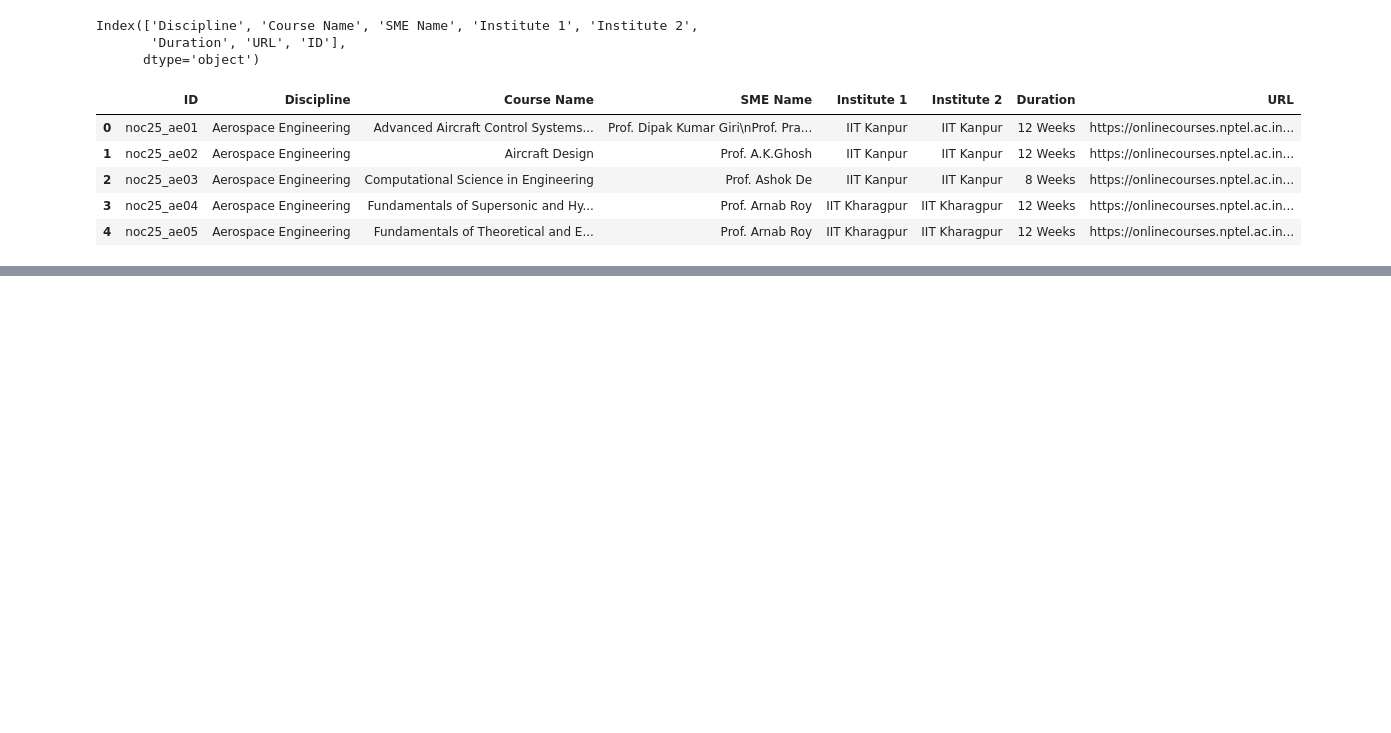
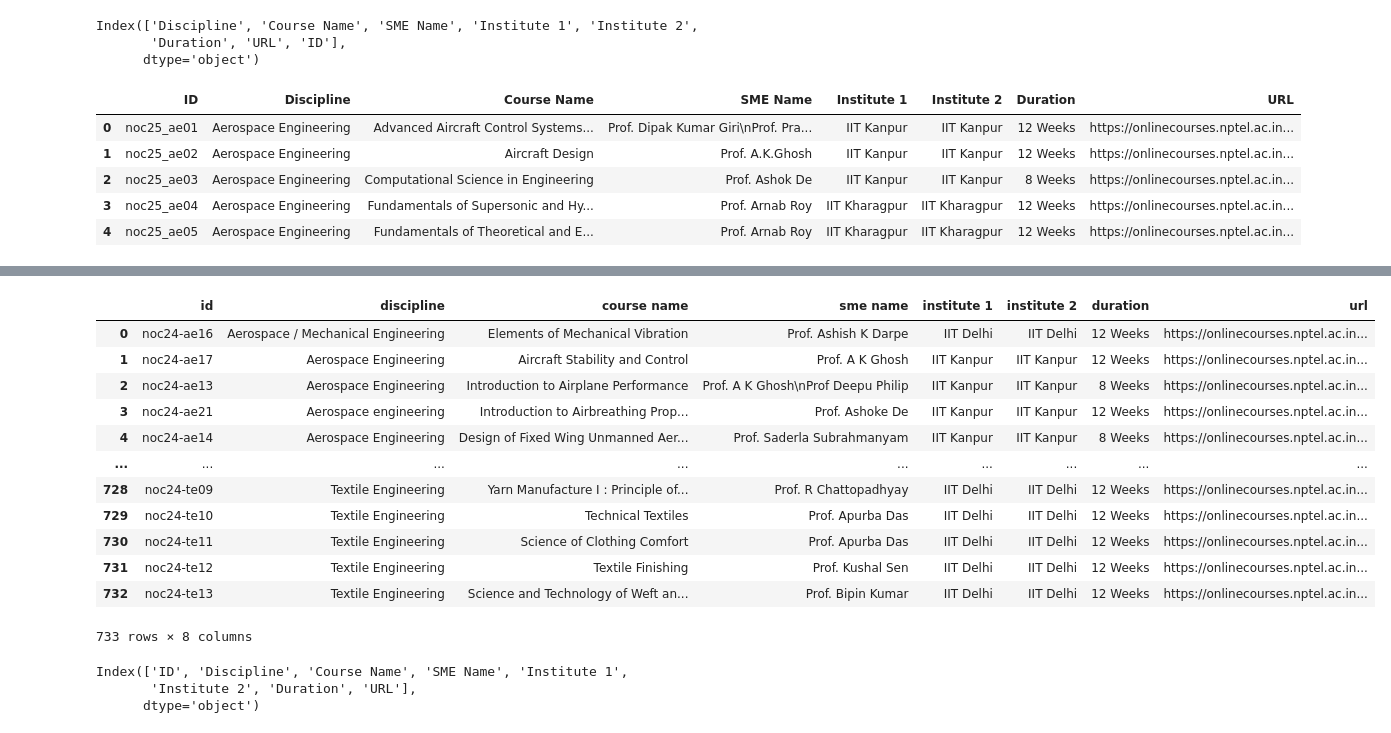
Before and after one commit to Khan-Ramsha/CourseNode, a Jupyter notebook: backend/notebooks/nptel-scrape.ipynb, the cells around one changed output, grey strips where cells are left out. Cells and saved outputs as stored; diff of their text form; code cells hidden in the pictures; blank space fills up the shorter version.

```diff
--- a/backend/notebooks/nptel-scrape.ipynb
+++ b/backend/notebooks/nptel-scrape.ipynb
@@ -229,0 +325,27 @@ cse_data.to_csv("cse-jan-apr-2025.csv", index=False)
+# %%
+final_df = pd.DataFrame()
+for data in data_list:
+	preprocessed_data = preprocess(data)
+	final_df = pd.concat([preprocessed_data])
+
+final_df # contains data from 2022 - 2024
+# %% [output]
+|  | id | discipline | course name | sme name | institute 1 | institute 2 | duration | url |
+| 0 | noc24-ae16 | Aerospace / Mechanical Engineering | Elements of Mechanical Vibration | Prof. Ashish K Darpe | IIT Delhi | IIT Delhi | 12 Weeks | https://onlinecourses.nptel.ac.in... |
+| 1 | noc24-ae17 | Aerospace Engineering | Aircraft Stability and Control | Prof. A K Ghosh | IIT Kanpur | IIT Kanpur | 12 Weeks | https://onlinecourses.nptel.ac.in... |
+| 2 | noc24-ae13 | Aerospace Engineering | Introduction to Airplane Performance | Prof. A K Ghosh\nProf Deepu Philip | IIT Kanpur | IIT Kanpur | 8 Weeks | https://onlinecourses.nptel.ac.in... |
+| 3 | noc24-ae21 | Aerospace engineering | Introduction to Airbreathing Prop... | Prof. Ashoke De | IIT Kanpur | IIT Kanpur | 12 Weeks | https://onlinecourses.nptel.ac.in... |
+| 4 | noc24-ae14 | Aerospace Engineering | Design of Fixed Wing Unmanned Aer... | Prof. Saderla Subrahmanyam | IIT Kanpur | IIT Kanpur | 8 Weeks | https://onlinecourses.nptel.ac.in... |
+| ... | ... | ... | ... | ... | ... | ... | ... | ... |
+| 728 | noc24-te09 | Textile Engineering | Yarn Manufacture I : Principle of... | Prof. R Chattopadhyay | IIT Delhi | IIT Delhi | 12 Weeks | https://onlinecourses.nptel.ac.in... |
+| 729 | noc24-te10 | Textile Engineering | Technical Textiles | Prof. Apurba Das | IIT Delhi | IIT Delhi | 12 Weeks | https://onlinecourses.nptel.ac.in... |
+| 730 | noc24-te11 | Textile Engineering | Science of Clothing Comfort | Prof. Apurba Das | IIT Delhi | IIT Delhi | 12 Weeks | https://onlinecourses.nptel.ac.in... |
+| 731 | noc24-te12 | Textile Engineering | Textile Finishing | Prof. Kushal Sen | IIT Delhi | IIT Delhi | 12 Weeks | https://onlinecourses.nptel.ac.in... |
+| 732 | noc24-te13 | Textile Engineering | Science and Technology of Weft an... | Prof. Bipin Kumar | IIT Delhi | IIT Delhi | 12 Weeks | https://onlinecourses.nptel.ac.in... |
+733 rows × 8 columns
+# %%
+data_jan25.columns
+# %% [output]
+Index(['ID', 'Discipline', 'Course Name', 'SME Name', 'Institute 1',
+       'Institute 2', 'Duration', 'URL'],
+      dtype='object')
```
Also changed, not shown: parts of 20 cells of this notebook, 1 other file.
